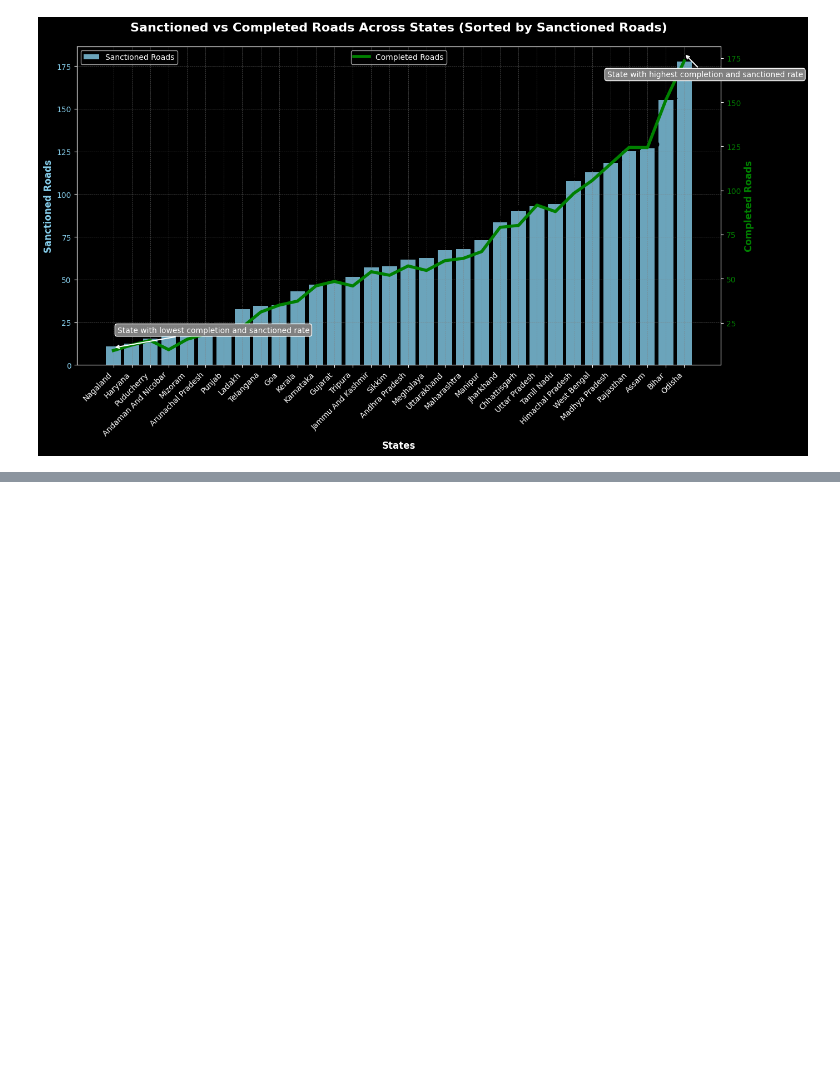
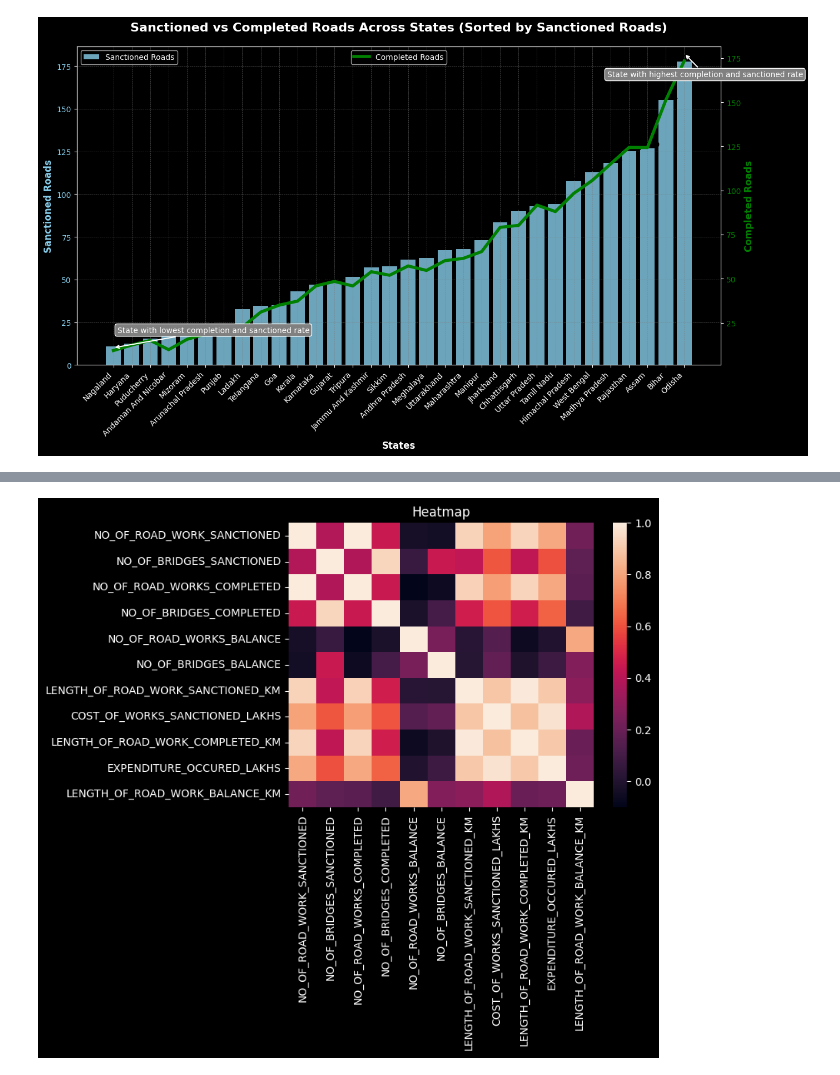
Before and after one commit to gauravgulia26/DataScience_Toolkit, a Jupyter notebook: libraries/pandas/pandas_day4.ipynb, the cells around one changed output, grey strips where cells are left out. Saved outputs shown, nothing was run; the diff lists cells and outputs as text; code cells hidden in the pictures; blank space fills up the shorter version.

Commit message:
added_charts_and_subplots

```diff
--- a/libraries/pandas/pandas_day4.ipynb
+++ b/libraries/pandas/pandas_day4.ipynb
@@ -734,0 +650,6 @@ Name: NO_OF_ROAD_WORKS_BALANCE, Length: 2260, dtype: float64
+# %%
+sns.heatmap(df.select_dtypes(exclude=["object", "category"]).corr())
+plt.title("Heatmap")
+plt.show()
+# %% [output]
+[figure, added]
```
Also changed, not shown: parts of 19 cells of this notebook.
